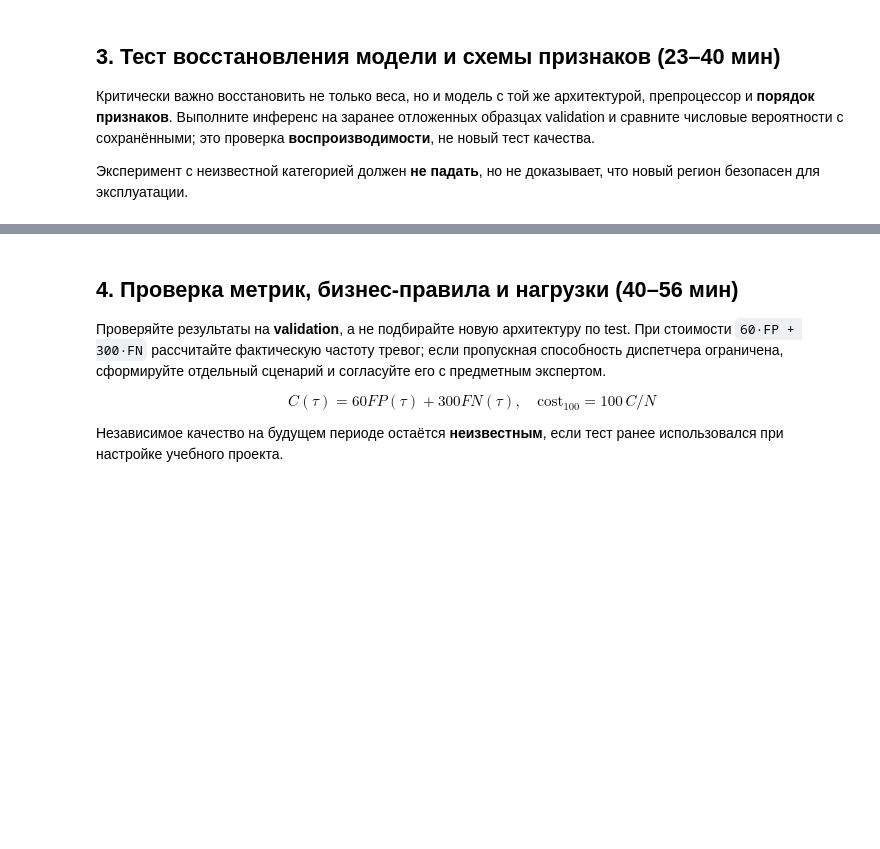
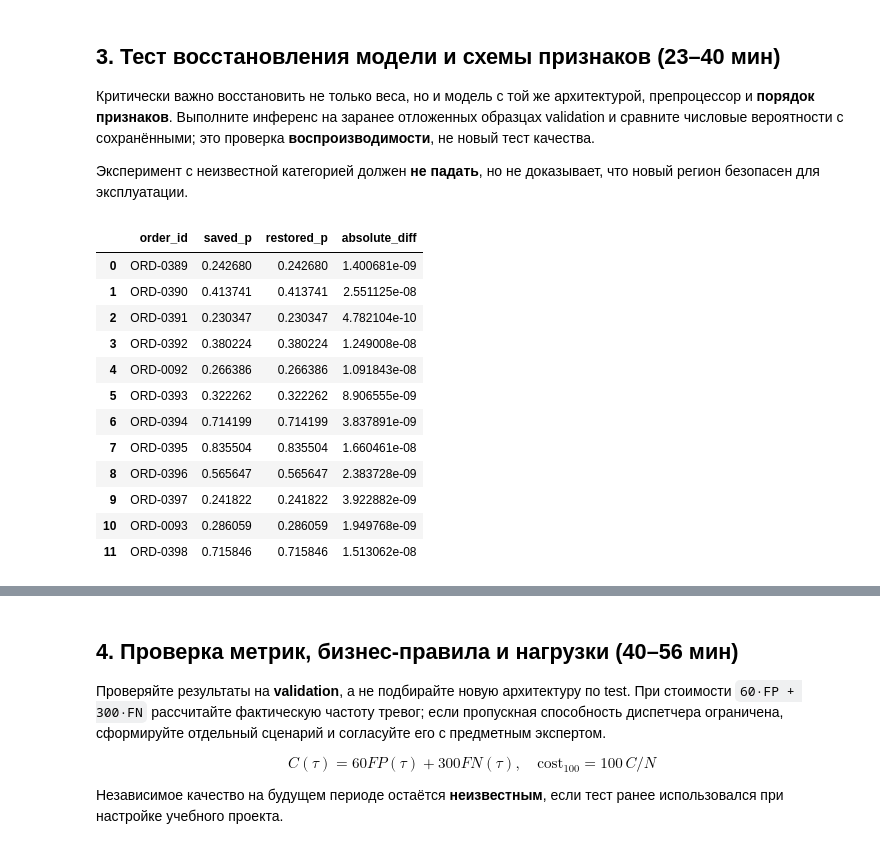
Before and after one commit to Vladislav-Evg-Sid/utmn-master-degree, a Jupyter notebook: tii/lb22/22_student.ipynb, the cells around one changed output, grey strips where cells are left out. Drawn from its saved outputs; the diff is of its cells as text; code cells hidden in the pictures; blank space fills up the shorter version.

```diff
--- a/tii/lb22/22_student.ipynb
+++ b/tii/lb22/22_student.ipynb
@@ -64,28 +141,88 @@ print('Артефакты и инварианты пройдены. Но кач
 # %%
 class DeliveryMLP(nn.Module):
     def __init__(self,d,width=16,dropout=0.):
         super().__init__()
         self.net=nn.Sequential(nn.Linear(d,width),nn.ReLU(),nn.Dropout(dropout),
-          nn.Linear(width,width),nn.ReLU(),nn.Dropout(dropout),nn.Linear(width,1))
+            nn.Linear(width,width),nn.ReLU(),nn.Dropout(dropout),nn.Linear(width,1))
     def forward(self,x):return self.net(x).squeeze(1)
-# Безопасно только для СВОЕГО проверенного bundle: joblib использует pickle и исполняет произвольный код.
+
+# joblib загружаем исключительно из собственного архива, проверенного выше.
 prep=joblib.load(R/'preprocessor.joblib')
 model=DeliveryMLP(config['n_inputs'],config['width'],config['dropout'])
-weights=torch.load(R/'mlp_state.pt',map_location='cpu',weights_only=True)
-model.load_state_dict(weights);model.eval()
+model.load_state_dict(torch.load(R/'mlp_state.pt',map_location='cpu',weights_only=True))
+model.eval()
 samples=pd.read_csv(R/'inference_samples.csv')
-FEATURES=manifest['feature_columns']
-assert all(col in samples.columns for col in FEATURES)
-for col in manifest['numeric_columns']:samples[col]=pd.to_numeric(samples[col],errors='coerce')
-X=prep.transform(samples[FEATURES]);X=np.asarray(X,dtype=np.float32)
-assert X.shape[1]==config['n_inputs']
-with torch.no_grad():probs=torch.sigmoid(model(torch.from_numpy(X))).numpy()
-maxerr=float(np.max(abs(probs-samples.p_expected.to_numpy())))
-assert maxerr<1e-5, f'Невозможно подтвердить восстановление вероятностей: {maxerr}'
-print('Максимальное отклонение вероятности:',maxerr,'(проверка пройдена)')
-# Демонстрация новой категории, не автоматическая гарантия качества
-novel=samples[FEATURES].iloc[[0]].copy()
-novel[manifest['categorical_columns'][0]]='UNKNOWN_CATEGORY_2026'
-Xt=np.asarray(prep.transform(novel),dtype=np.float32)
-with torch.no_grad(): print('Прогноз при новой категории:',float(torch.sigmoid(model(torch.from_numpy(Xt)))[0]))
-print('ОГРАНИЧЕНИЕ: значения вне обученного словаря нуждаются в мониторинге и проверке экспертами.')
+assert FEATURES==manifest['numeric_columns']+manifest['categorical_columns']
+assert set(FEATURES)<=set(samples.columns)
+numeric=manifest['numeric_columns'];categorical=manifest['categorical_columns']
+for col in numeric:samples[col]=pd.to_numeric(samples[col],errors='coerce')
+X=np.asarray(prep.transform(samples[FEATURES]),dtype=np.float32)
+assert X.shape==(len(samples),config['n_inputs']) and np.isfinite(X).all()
+with torch.no_grad():restored=torch.sigmoid(model(torch.from_numpy(X))).numpy()
+expected=samples.p_expected.to_numpy(dtype=float)
+maxerr=float(np.max(np.abs(restored-expected)))
+assert maxerr<1e-5
+inference_protocol=pd.DataFrame({'order_id':samples.order_id,'saved_p':expected,
+    'restored_p':restored,'absolute_diff':np.abs(restored-expected)})
+display(inference_protocol)
+inference_protocol.to_csv(OUT/'inference_protocol.csv',index=False)
+print('Δmax =',maxerr,'< 1e-5; экземпляров:',len(samples))
+
+known_categories={col:set(values) for col,values in zip(categorical,prep.named_transformers_['cat'].named_steps['onehot'].categories_)}
+def check_application_input(frame):
+    missing=[col for col in FEATURES if col not in frame.columns]
+    if missing:raise ValueError('отсутствует обязательная колонка: '+','.join(missing))
+    extra=[col for col in frame.columns if col not in FEATURES]
+    if extra:raise ValueError('поле вне входного контракта: '+','.join(extra))
+    result=frame[FEATURES].copy()
+    for col in numeric:
+        raw_values=result[col]
+        values=pd.to_numeric(raw_values,errors='coerce')
+        if (raw_values.notna()&values.isna()).any():raise ValueError('нечисловое значение '+col)
+        if (values<0).any():raise ValueError('отрицательное значение '+col)
+        if col=='distance_km' and (values>100).any():raise ValueError('distance_km>100: ручная проверка')
+        result[col]=values
+    unknown=[col for col in categorical if set(result[col].dropna())-known_categories[col]]
+    status='ручная проверка: неизвестная категория '+','.join(unknown) if unknown else 'принято'
+    matrix=np.asarray(prep.transform(result),dtype=np.float32)
+    assert np.isfinite(matrix).all()
+    with torch.no_grad():prob=float(torch.sigmoid(model(torch.from_numpy(matrix)))[0])
+    return status,prob
+
+base=samples[FEATURES].iloc[[0]].copy()
+cases={'обычный заказ':base,
+       'нет обязательной колонки':base.drop(columns=[FEATURES[0]]),
+       'текст вместо расстояния':base.assign(distance_km='ошибка'),
+       'неизвестная погода':base.assign(weather='UNKNOWN_WEATHER_2026'),
+       'неизвестная зона':base.assign(zone='UNKNOWN_ZONE_2026'),
+       'лишний город':base.assign(city='OTHER_CITY'),
+       'экстремальное расстояние':base.assign(distance_km=500.0)}
+schema_rows=[]
+for name,frame in cases.items():
+    try:status,prob=check_application_input(frame)
+    except ValueError as exc:status='отклонено: '+str(exc);prob=np.nan
+    schema_rows.append({'случай':name,'поведение':status,'вероятность':prob})
+schema_tests=pd.DataFrame(schema_rows)
+display(schema_tests)
+schema_tests.to_csv(OUT/'schema_tests.csv',index=False)
+assert schema_tests.loc[1,'поведение'].startswith('отклонено')
+assert schema_tests.loc[2,'поведение'].startswith('отклонено')
+assert schema_tests.loc[3,'поведение'].startswith('ручная проверка')
+assert schema_tests.loc[4,'поведение'].startswith('ручная проверка')
+assert schema_tests.loc[5,'поведение'].startswith('отклонено')
+assert schema_tests.loc[6,'поведение'].startswith('отклонено')
+print('Незнакомые weather/zone проходят one-hot, но требуют ручной проверки; лишнее поле city отклонено как нарушение контракта.')
+# %% [output]
+|  | order_id | saved_p | restored_p | absolute_diff |
+| 0 | ORD-0389 | 0.242680 | 0.242680 | 1.400681e-09 |
+| 1 | ORD-0390 | 0.413741 | 0.413741 | 2.551125e-08 |
+| 2 | ORD-0391 | 0.230347 | 0.230347 | 4.782104e-10 |
+| 3 | ORD-0392 | 0.380224 | 0.380224 | 1.249008e-08 |
+| 4 | ORD-0092 | 0.266386 | 0.266386 | 1.091843e-08 |
+| 5 | ORD-0393 | 0.322262 | 0.322262 | 8.906555e-09 |
+| 6 | ORD-0394 | 0.714199 | 0.714199 | 3.837891e-09 |
+| 7 | ORD-0395 | 0.835504 | 0.835504 | 1.660461e-08 |
+| 8 | ORD-0396 | 0.565647 | 0.565647 | 2.383728e-09 |
+| 9 | ORD-0397 | 0.241822 | 0.241822 | 3.922882e-09 |
+| 10 | ORD-0093 | 0.286059 | 0.286059 | 1.949768e-09 |
+| 11 | ORD-0398 | 0.715846 | 0.715846 | 1.513062e-08 |
```
Also changed, not shown: parts of 6 cells of this notebook, 36 other files.
